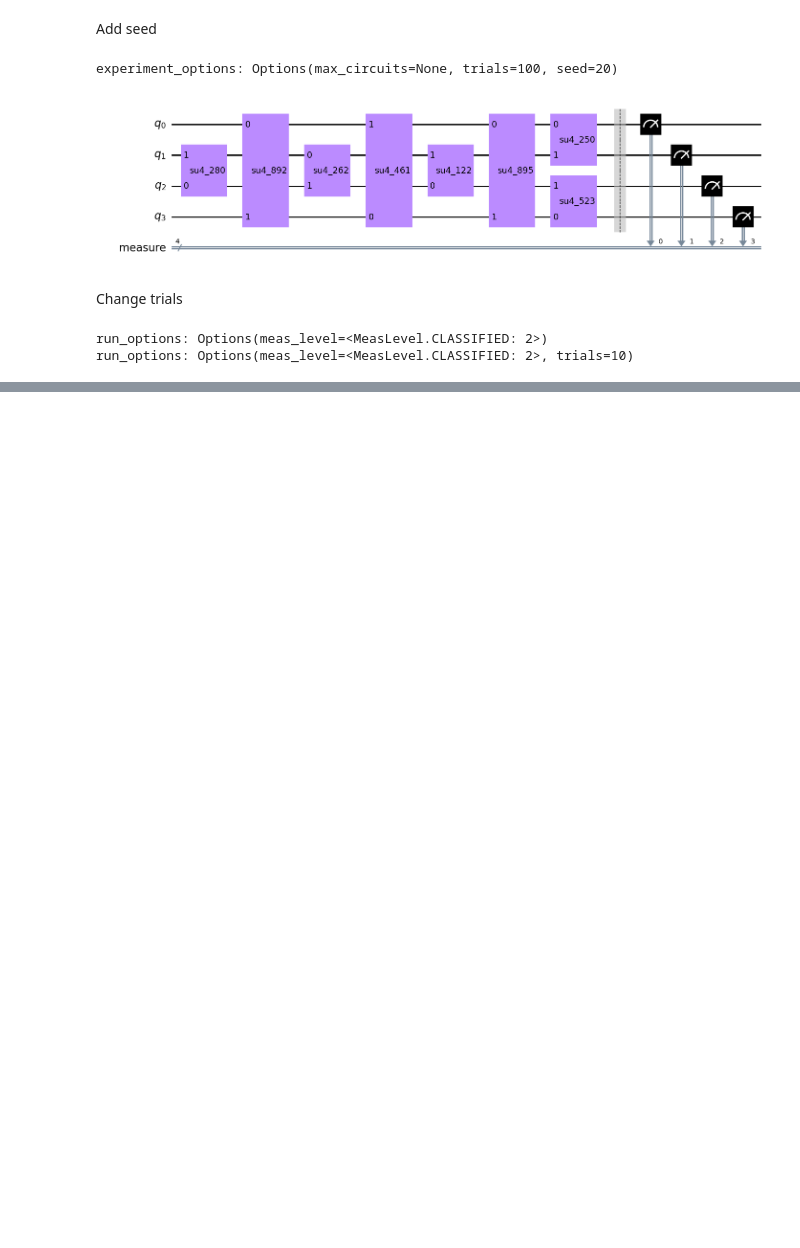
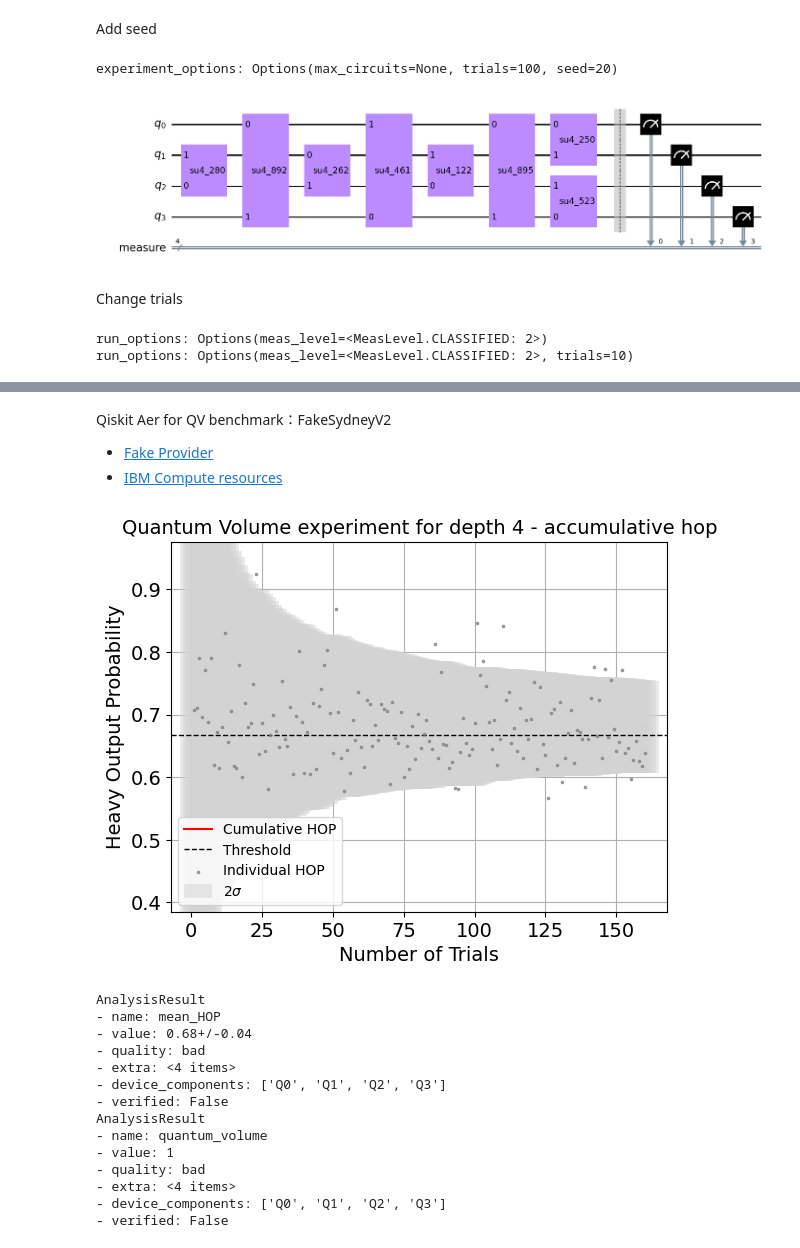
Before and after one commit to Tim-Li/nchc-hpc_qc-bechmark, a Jupyter notebook: quantum-volume/qiskit-qv-exp-demo.ipynb, the cells around one changed output, grey strips where cells are left out. Cells and saved outputs as stored; diff of their text form; code cells hidden in the pictures; blank space fills up the shorter version.

```diff
--- a/quantum-volume/qiskit-qv-exp-demo.ipynb
+++ b/quantum-volume/qiskit-qv-exp-demo.ipynb
@@ -96,0 +216,6 @@ Set backend
+# %%
+# Print extra data
+for result in expdata.analysis_results():
+    print(f"\n{result.name} extra:")
+    for key, val in result.extra.items():
+        print(f"- {key}: {val}")
@@ -97,7 +234,9 @@ Set backend
+# %% [markdown]
+Qiskit Aer for QV benchmark：FakeSydneyV2
+- [Fake Provider](https://docs.quantum.ibm.com/api/qiskit/providers_fake_provider)
+- [IBM Compute resources](https://quantum.ibm.com/services/resources?tab=systems)
 # %%
+from qiskit_aer import AerSimulator
+from qiskit.providers.fake_provider import FakeSydneyV2, FakeWashingtonV2
 
-from qiskit import Aer
-from qiskit_aer import AerSimulator
-from qiskit.providers.fake_provider import FakeSydneyV2
-
-backend = AerSimulator.from_backend(FakeSydneyV2())
+backend_fake = AerSimulator.from_backend(FakeWashingtonV2())
@@ -105,0 +243,25 @@ from qiskit_experiments.framework import BatchExperiment
+# %%
+qv_exp.set_transpile_options(optimization_level=3)
+expdata_fake = qv_exp.run(backend_fake).block_for_results()
+# %%
+# View result data
+display(expdata_fake.figure(0))
+
+for result in expdata_fake.analysis_results():
+    print(result)
+# %% [output]
+[figure, added]
+AnalysisResult
+- name: mean_HOP
+- value: 0.68+/-0.04
+- quality: bad
+- extra: <4 items>
+- device_components: ['Q0', 'Q1', 'Q2', 'Q3']
+- verified: False
+AnalysisResult
+- name: quantum_volume
+- value: 1
+- quality: bad
+- extra: <4 items>
+- device_components: ['Q0', 'Q1', 'Q2', 'Q3']
+- verified: False
```
Also changed, not shown: parts of 22 cells of this notebook, 4 other files.
